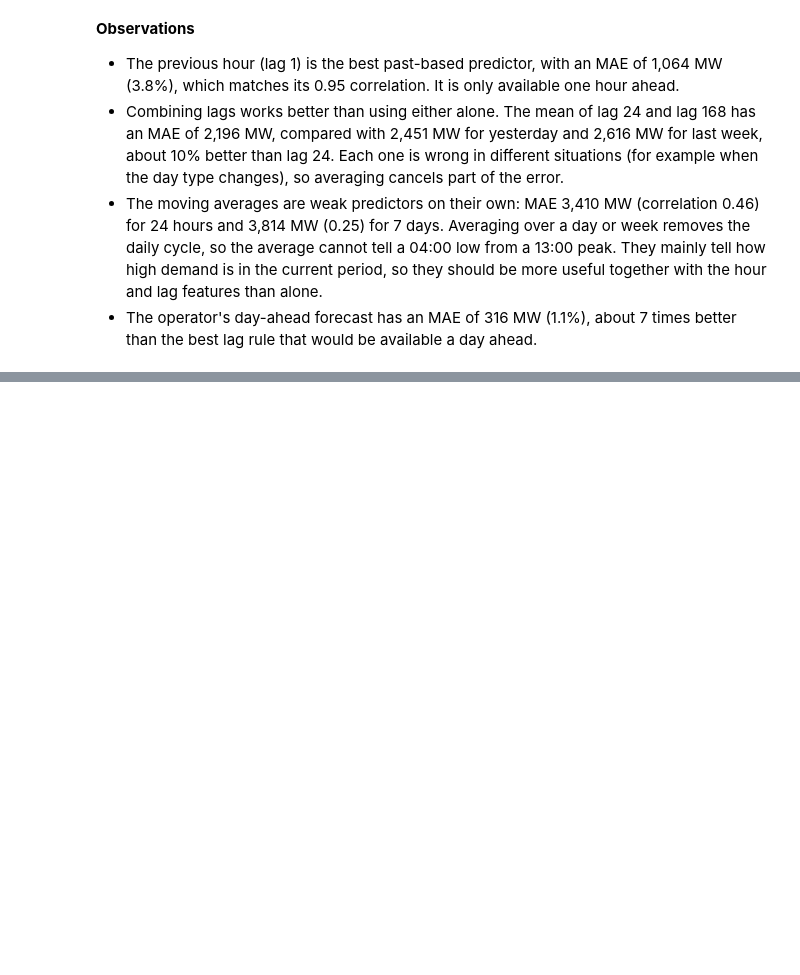
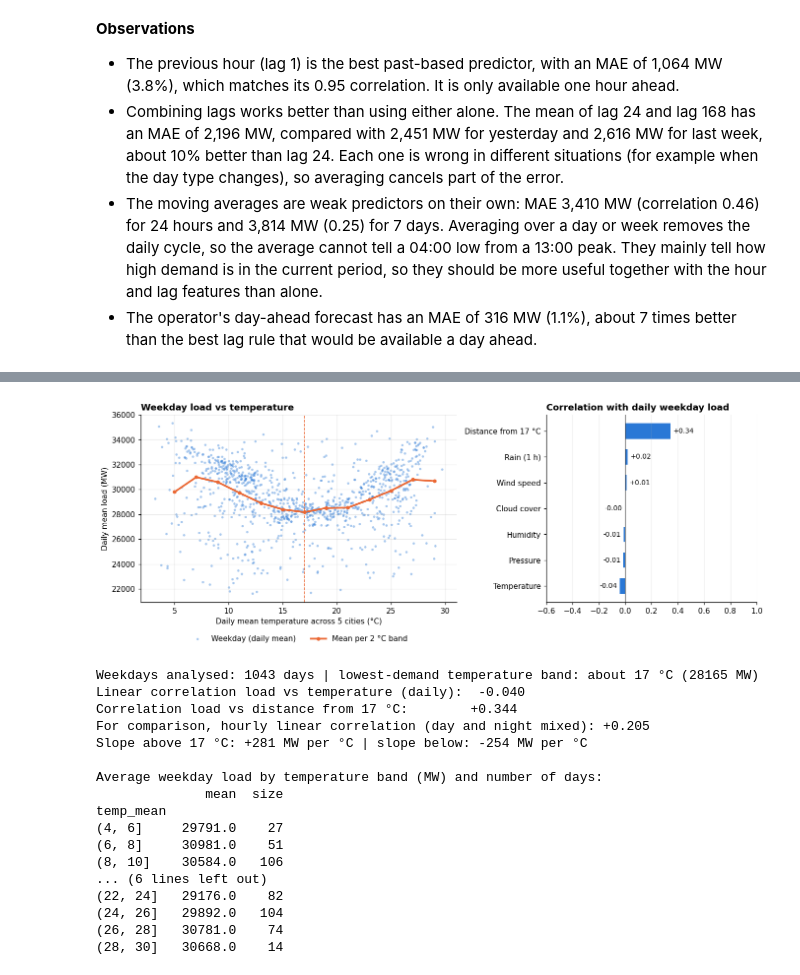
Before and after one commit to Keaane/Energy-demand-time-series-pipeline., a Jupyter notebook: task1_eda/Task1_Preprocessing_EDA.ipynb, the cells around one changed output, grey strips where cells are left out. Saved outputs shown, nothing was run; the diff lists cells and outputs as text; code cells hidden in the pictures; blank space fills up the shorter version.

Commit message:
Add Q5: weather and demand

```diff
--- a/task1_eda/Task1_Preprocessing_EDA.ipynb
+++ b/task1_eda/Task1_Preprocessing_EDA.ipynb
@@ -673,0 +677,72 @@ plt.show()
+# %%
+weather_labels = {"temp_mean": "Temperature", "humidity_mean": "Humidity", "pressure_mean": "Pressure",
+                  "wind_speed_mean": "Wind speed", "clouds_all_mean": "Cloud cover", "rain_1h_mean": "Rain (1 h)"}
+daily_w = df[[TARGET] + list(weather_labels)].tz_convert(LOCAL_TZ).resample("D").mean()
+wk = daily_w[daily_w.index.dayofweek < 5]                       # weekdays only
+
+# average weekday load in 2 degree bands of daily temperature (bands with at least 10 days)
+bins = np.arange(0, 36, 2)
+band = pd.cut(wk["temp_mean"], bins)
+by_band = wk.groupby(band, observed=True)[TARGET].agg(["mean", "size"])
+by_band = by_band[by_band["size"] >= 10]
+mid = np.array([iv.mid for iv in by_band.index])
+comfort = mid[by_band["mean"].values.argmin()]
+
+# distance from the lowest-demand temperature, and the slope on each side of it
+wk = wk.assign(temp_dev=(wk["temp_mean"] - comfort).abs())
+hot, cold = wk[wk["temp_mean"] > comfort], wk[wk["temp_mean"] <= comfort]
+slope_hot = np.polyfit(hot["temp_mean"], hot[TARGET], 1)[0]
+slope_cold = np.polyfit(cold["temp_mean"], cold[TARGET], 1)[0]
+
+corr = wk[[TARGET] + list(weather_labels)].corr()[TARGET].drop(TARGET)
+corr.index = [weather_labels[i] for i in corr.index]
+corr[f"Distance from {comfort:.0f} °C"] = wk[[TARGET, "temp_dev"]].corr().iloc[0, 1]
+corr = corr.sort_values()
+
+fig, axes = plt.subplots(1, 2, figsize=(12.5, 4.8), gridspec_kw={"width_ratios": [1.5, 1]})
+axes[0].scatter(wk["temp_mean"], wk[TARGET], s=10, alpha=0.4, color=BLUE, edgecolor="none", label="Weekday (daily mean)")
+axes[0].plot(mid, by_band["mean"].values, color=ORANGE, lw=2.4, marker="o", ms=4, label="Mean per 2 °C band")
+axes[0].axvline(comfort, color=ORANGE, lw=1, ls="--")
+axes[0].set_xlabel("Daily mean temperature across 5 cities (°C)")
+axes[0].set_ylabel("Daily mean load (MW)")
+axes[0].set_title("Weekday load vs temperature")
+axes[0].legend(loc="upper center", bbox_to_anchor=(0.5, -0.14), ncol=2)
+
+axes[1].barh(corr.index, corr.values, color=BLUE, height=0.6)
+for i, v in enumerate(corr.values):
+    axes[1].text(v + (0.02 if v >= 0 else -0.02), i, f"{v:+.2f}", va="center", ha="left" if v >= 0 else "right", fontsize=9)
+axes[1].axvline(0, color="#444", lw=0.8)
+axes[1].set_xlim(-0.6, 1.0)
+axes[1].set_title("Correlation with daily weekday load")
+axes[1].grid(axis="y", visible=False)
+fig.tight_layout()
+save(fig, "1B_q5_weather_vs_load")
+plt.show()
+
+hourly_r = df[[TARGET, "temp_mean"]].corr().iloc[0, 1]
+print(f"Weekdays analysed: {len(wk)} days | lowest-demand temperature band: about {comfort:.0f} °C ({by_band['mean'].min():.0f} MW)")
+print(f"Linear correlation load vs temperature (daily):  {wk[[TARGET, 'temp_mean']].corr().iloc[0, 1]:+.3f}")
+print(f"Correlation load vs distance from {comfort:.0f} °C:        {wk[[TARGET, 'temp_dev']].corr().iloc[0, 1]:+.3f}")
+print(f"For comparison, hourly linear correlation (day and night mixed): {hourly_r:+.3f}")
+print(f"Slope above {comfort:.0f} °C: {slope_hot:+.0f} MW per °C | slope below: {slope_cold:+.0f} MW per °C")
+print("\nAverage weekday load by temperature band (MW) and number of days:")
+print(by_band.assign(mean=by_band["mean"].round(0)).to_string())
+# %% [output]
+[figure, added]
+Weekdays analysed: 1043 days | lowest-demand temperature band: about 17 °C (28165 MW)
+Linear correlation load vs temperature (daily):  -0.040
+Correlation load vs distance from 17 °C:        +0.344
+For comparison, hourly linear correlation (day and night mixed): +0.205
+Slope above 17 °C: +281 MW per °C | slope below: -254 MW per °C
+
+Average weekday load by temperature band (MW) and number of days:
+              mean  size
+temp_mean
+(4, 6]     29791.0    27
+(6, 8]     30981.0    51
+(8, 10]    30584.0   106
+... (6 lines left out)
+(22, 24]   29176.0    82
+(24, 26]   29892.0   104
+(26, 28]   30781.0    74
+(28, 30]   30668.0    14
```
Also changed, not shown: parts of 2 cells of this notebook, 1 other file.
